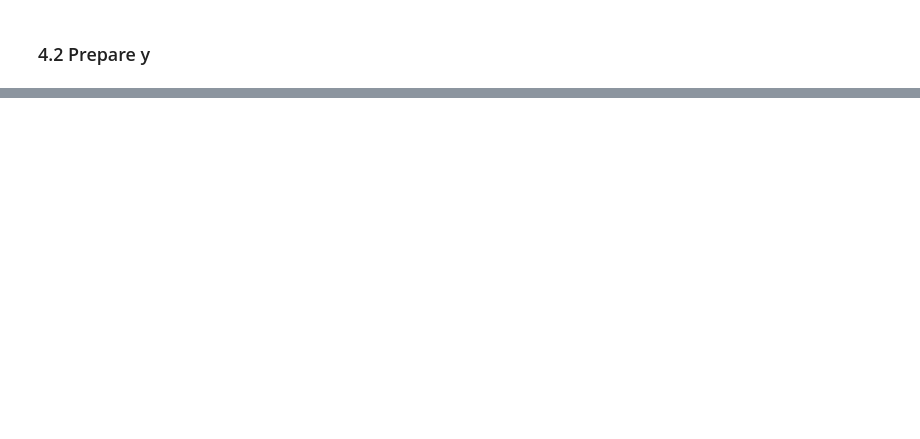
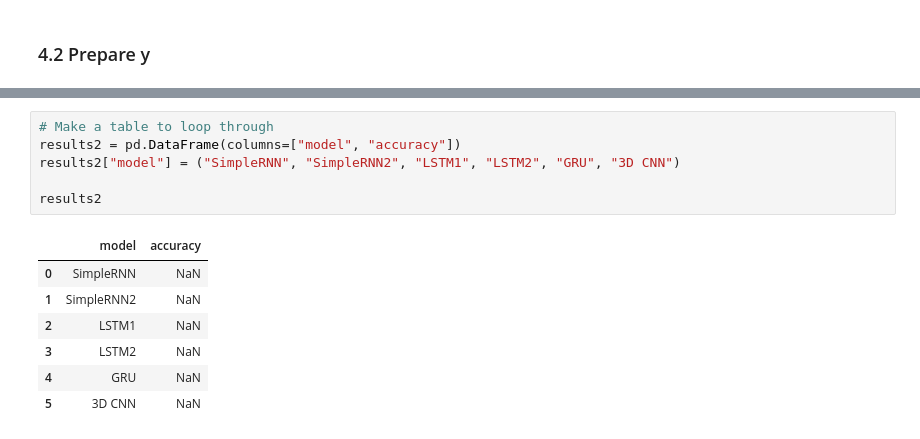
Before and after one commit to Kaaykun/SignFlow, a Jupyter notebook: backend/notebooks/model_training_ET.ipynb, the cells around one changed output, grey strips where cells are left out. Drawn from its saved outputs; the diff is of its cells as text; blank space fills up the shorter version.

```diff
--- a/backend/notebooks/model_training_ET.ipynb
+++ b/backend/notebooks/model_training_ET.ipynb
@@ -374,0 +772,14 @@ ax2.set_ylim(0,1.1)
+# %%
+# Make a table to loop through
+results2 = pd.DataFrame(columns=["model", "accuracy"])
+results2["model"] = ("SimpleRNN", "SimpleRNN2", "LSTM1", "LSTM2", "GRU", "3D CNN")
+
+results2
+# %% [output]
+|  | model | accuracy |
+| 0 | SimpleRNN | NaN |
+| 1 | SimpleRNN2 | NaN |
+| 2 | LSTM1 | NaN |
+| 3 | LSTM2 | NaN |
+| 4 | GRU | NaN |
+| 5 | 3D CNN | NaN |
```
Also changed, not shown: parts of 74 cells of this notebook.
